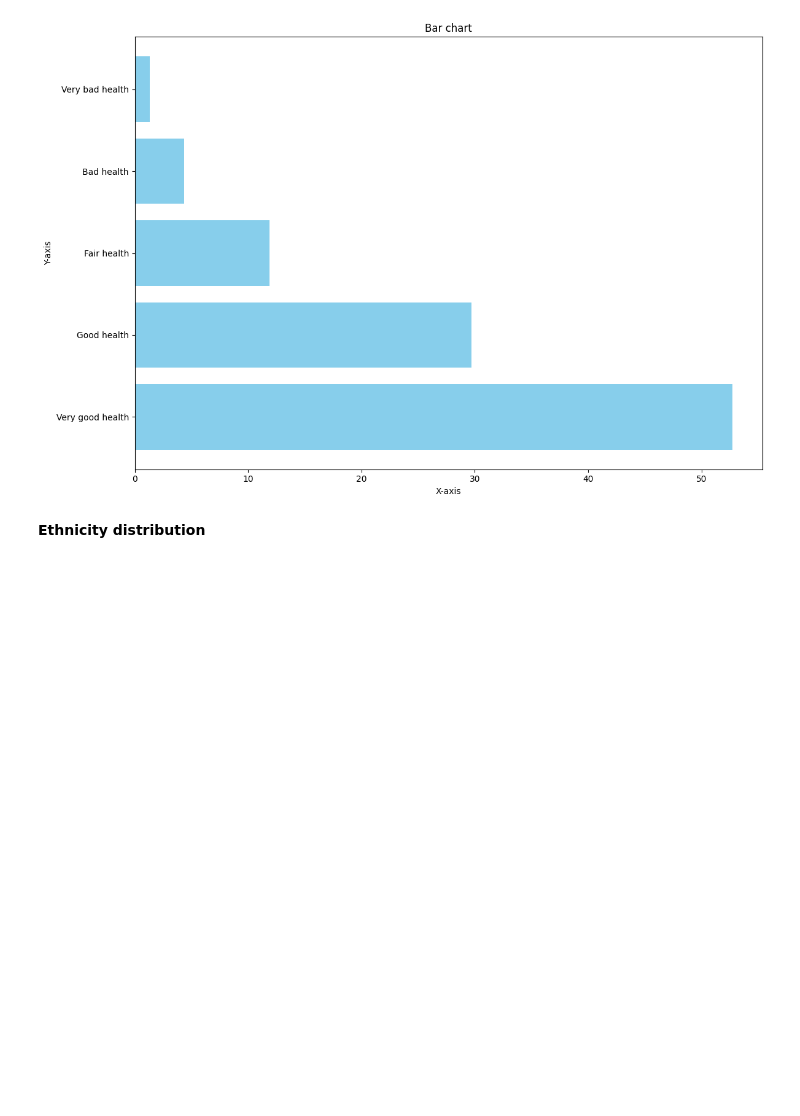
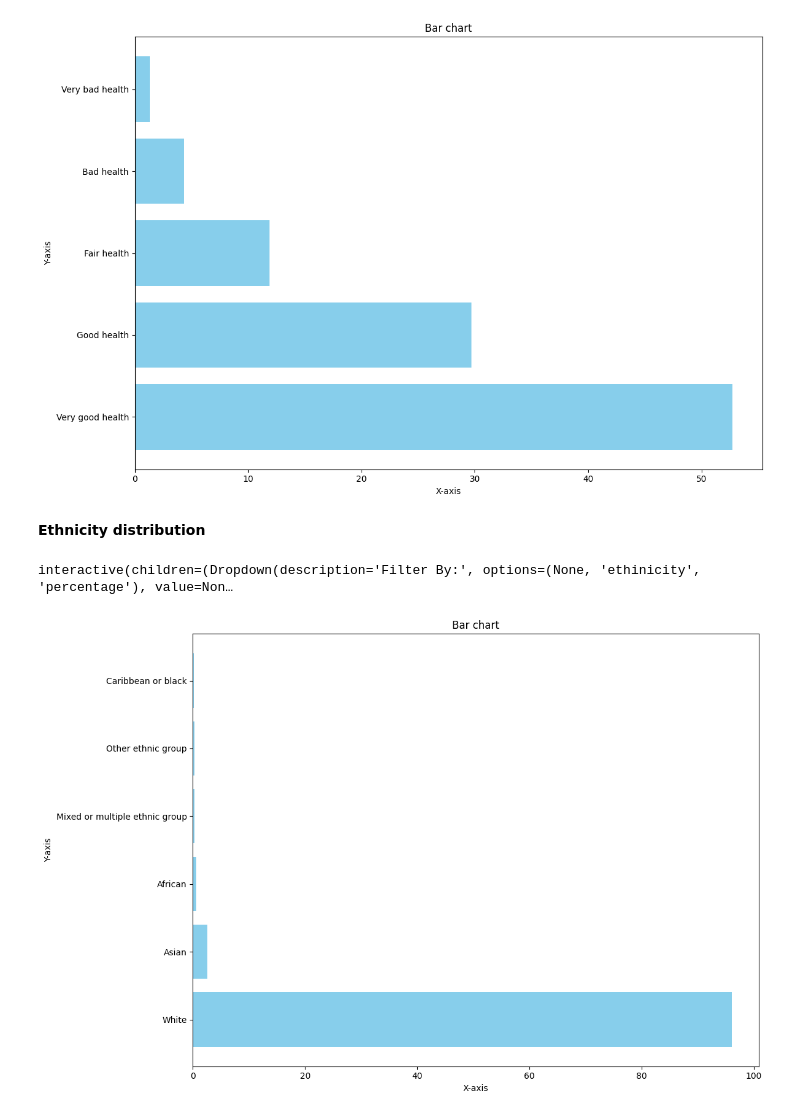
Before and after one commit to Weltschmerz7/CS5002_P3, a Jupyter notebook: notebooks/CS5002_P3_200013825.ipynb, the cells around one changed output. Drawn from its saved outputs; the diff is of its cells as text; code cells hidden in the pictures; blank space fills up the shorter version.

```diff
--- a/notebooks/CS5002_P3_200013825.ipynb
+++ b/notebooks/CS5002_P3_200013825.ipynb
@@ -396,3 +397,8 @@ interactive(children=(Dropdown(description='Filter By:', options=(None, 'health
 [figure]
 # %% [markdown]
 **Ethnicity distribution**
+# %%
+get_widge(resutlts_df_7, x_col='ethinicity', y_col = 'percentage', char_type='pie')
+# %% [output]
+interactive(children=(Dropdown(description='Filter By:', options=(None, 'ethinicity', 'percentage'), value=Non…
+[figure, added]
```
Also changed, not shown: parts of 1 cell of this notebook, 2 other files.
